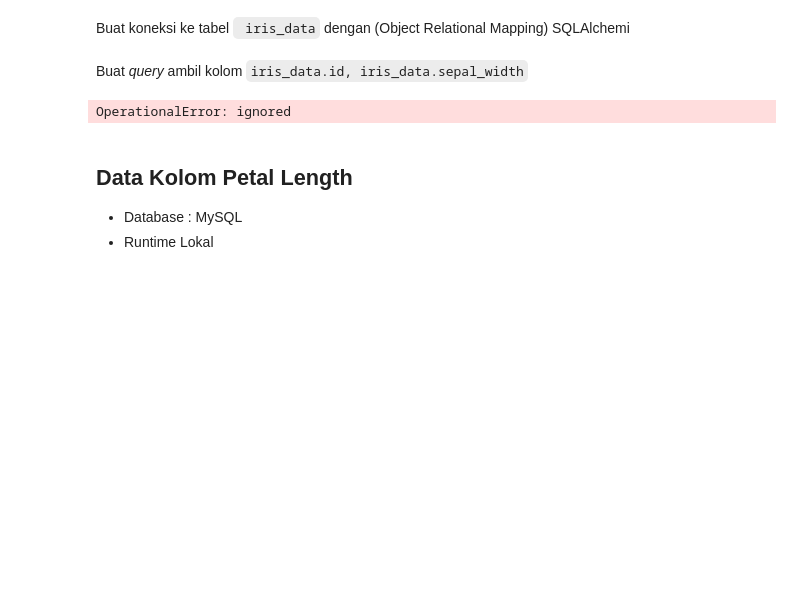
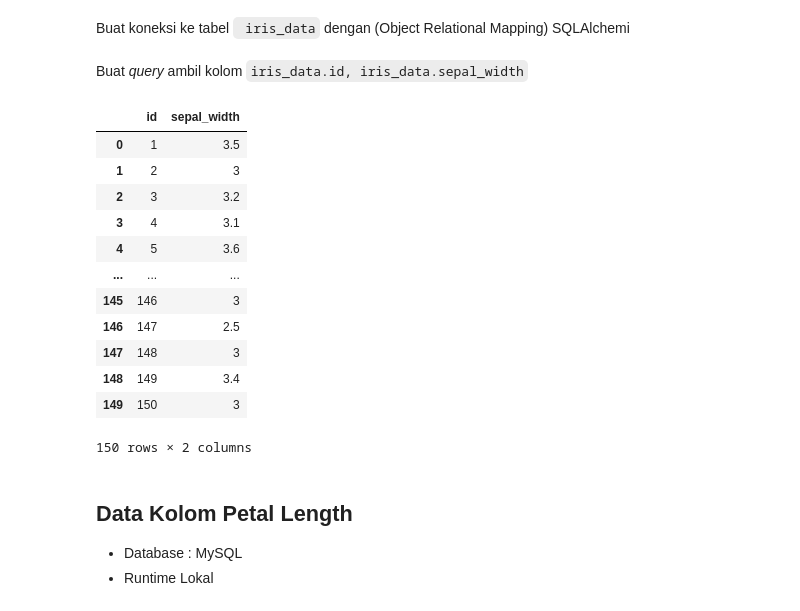
Before and after one commit to MuhammadKurniaSani-me/prosaindata, a Jupyter notebook: _sources/tasks/get_data_from_dbs.ipynb, the cells around one changed output. Saved outputs shown, nothing was run; the diff lists cells and outputs as text; code cells hidden in the pictures; blank space fills up the shorter version.

```diff
--- a/_sources/tasks/get_data_from_dbs.ipynb
+++ b/_sources/tasks/get_data_from_dbs.ipynb
@@ -79,11 +100,24 @@
 # %%
 query_id_and_sepal_width_columns = db.select([elephantsql_db.columns.id, elephantsql_db.columns.sepal_width])
 id_and_sepal_width_columns = connection_elephantsql.execute(query_id_and_sepal_width_columns).fetchall()
-query_id_and_sepal_width_series = pd.DataFrame(results)
-df.columns = query_id_and_sepal_width_series[0].keys()
-df.head(5)
+
+query_id_and_sepal_width_series = pd.DataFrame(id_and_sepal_width_columns)
+# df.columns = query_id_and_sepal_width_series[0].keys()
+query_id_and_sepal_width_series
 # %% [output]
+|  | id | sepal_width |
+| 0 | 1 | 3.5 |
+| 1 | 2 | 3 |
+| 2 | 3 | 3.2 |
+| 3 | 4 | 3.1 |
+| 4 | 5 | 3.6 |
+| ... | ... | ... |
+| 145 | 146 | 3 |
+| 146 | 147 | 2.5 |
+| 147 | 148 | 3 |
+| 148 | 149 | 3.4 |
+| 149 | 150 | 3 |
-OperationalError: ignored
+150 rows × 2 columns
 # %% [markdown]
 ## Data Kolom Petal Length
 
```
Also changed, not shown: parts of 5 cells of this notebook, 23 other files.
